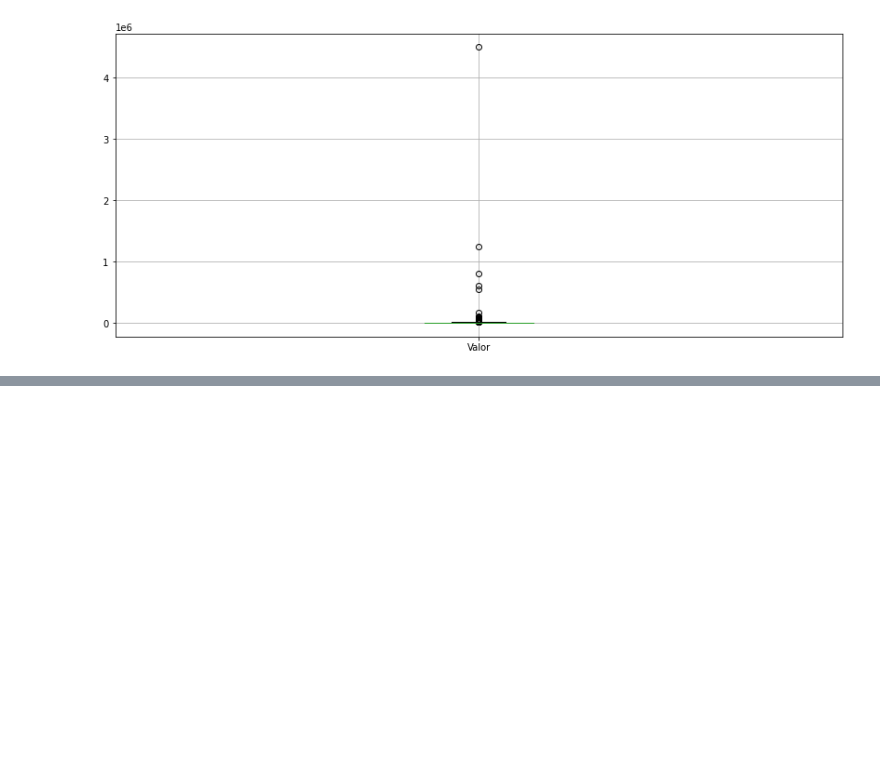
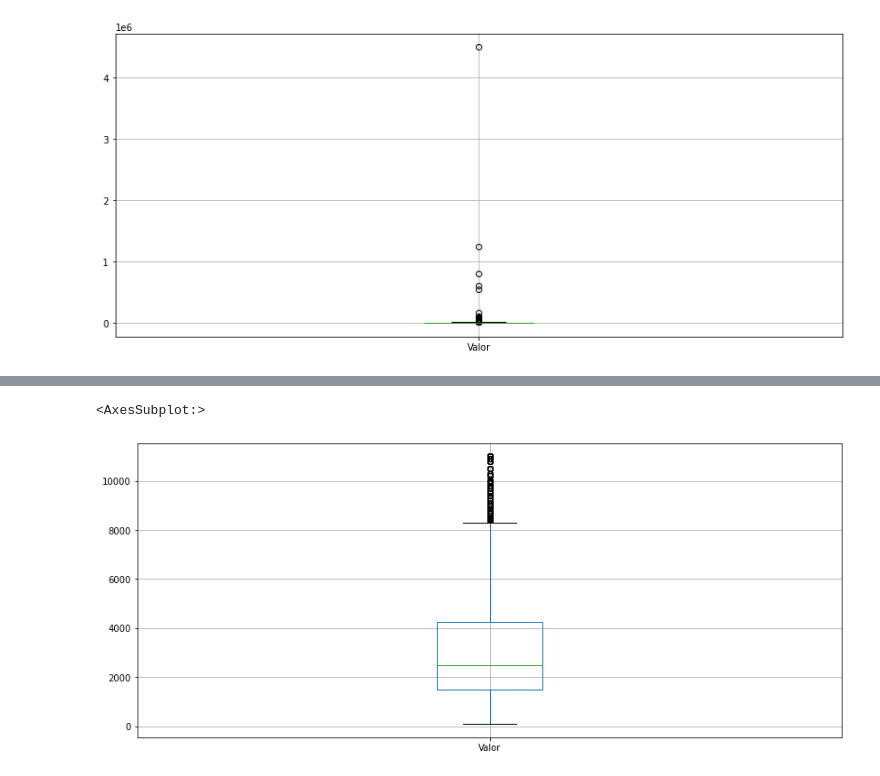
Before and after one commit to fhtozetto/Python-Pandas---Alura, a Jupyter notebook: Removendo outliers.ipynb, the cells around one changed output, grey strips where cells are left out. Drawn from its saved outputs; the diff is of its cells as text; code cells hidden in the pictures; blank space fills up the shorter version.

```diff
--- a/Removendo outliers.ipynb
+++ b/Removendo outliers.ipynb
@@ -32,0 +35,15 @@ dados[dados['Valor'] > 500000] # Exibindo os valores acima de 500000
+# %%
+valor = dados['Valor'] # Criando uma series com o valor
+Q1 = valor.quantile(0.25) # Calculando o quartil 1
+Q3 = valor.quantile(0.75) # Calculando o quartil 3
+IIQ = Q3 - Q1 # Calculando a diferença entre os quartis
+limite_inferior = Q1 - (1.5 * IIQ) # Calculando o limite inferior
+limite_superior = Q3 + (1.5 * IIQ) # Calculando o limite superior
+# %%
+selecao = (valor >= limite_inferior) & (valor <= limite_superior) # Criando uma variável com a seleção
+dados_new = dados[selecao] # Criando uma variável com os dados selecionados
+# %%
+dados_new.boxplot(['Valor']) # Exibindo o boxplot do valor
+# %% [output]
+<AxesSubplot:>
+[figure, added]
```
Also changed, not shown: parts of 2 cells of this notebook, 1 other file.
